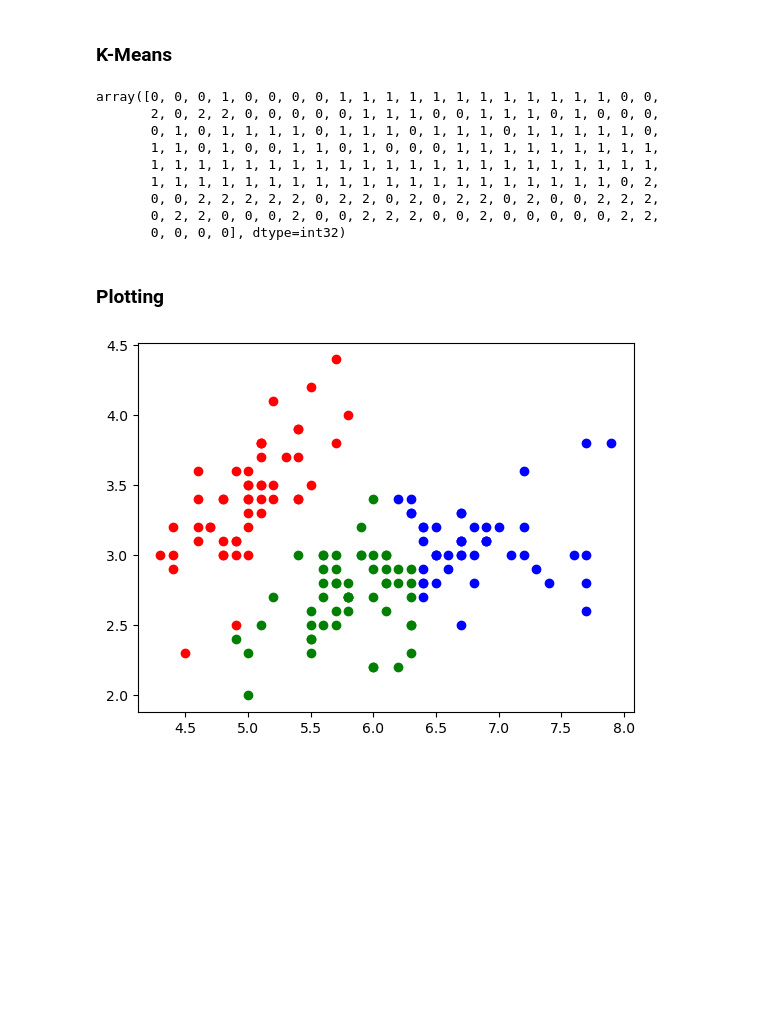
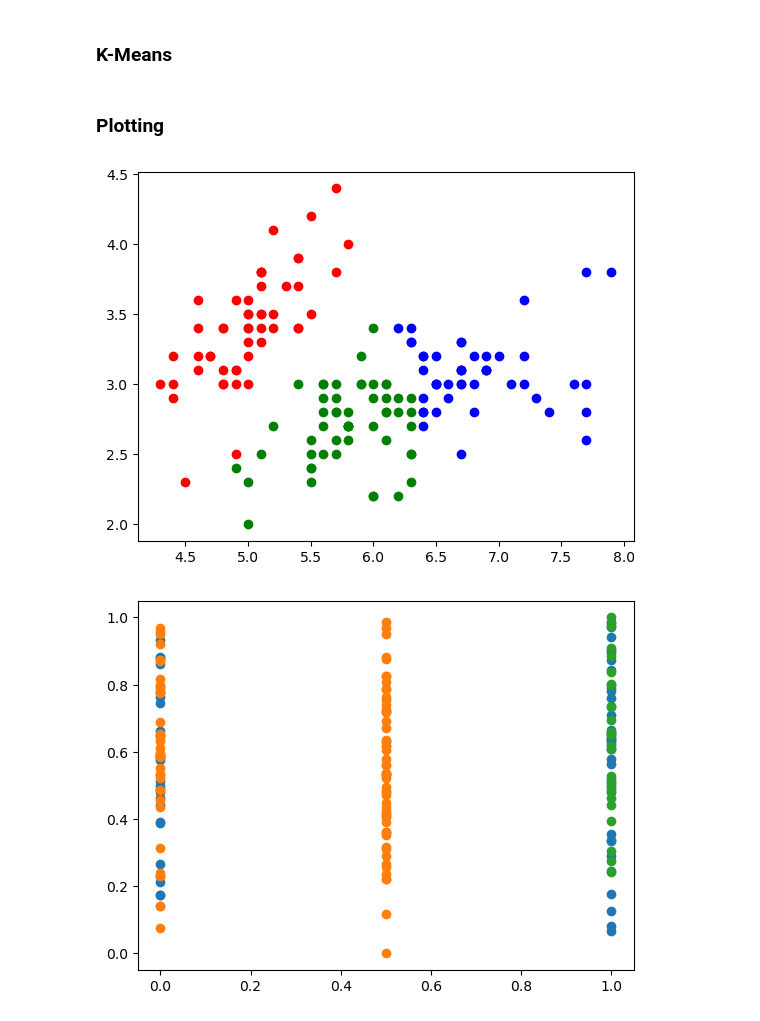
Before and after one commit to JoshSadiq/IL2233, a Jupyter notebook: 3-lab/k-means.ipynb, the cells around one changed output. Saved outputs shown, nothing was run; the diff lists cells and outputs as text; code cells hidden in the pictures; blank space fills up the shorter version.

```diff
--- a/3-lab/k-means.ipynb
+++ b/3-lab/k-means.ipynb
@@ -19,7 +19,7 @@ iris_data = iris.data[:, :2]
 iris_label = iris.target
 
 # BME data loading
-bme_file = open("../datasets/BME_MOD.txt", "r")
+bme_file = open("datasets/BME_MOD.txt", "r")
 bme_data = []
 for line in bme_file:
     bme_data.append(line.split())
@@ -43,28 +43,30 @@ kmeans_iris = KMeans(n_clusters=3, random_state=0, n_init="auto").fit(iris_data)
 kmeans_iris_label = kmeans_iris.fit_predict(iris_data)
 kmeans_bme = KMeans(n_clusters=3, random_state=0, n_init="auto").fit(bme_data)
 kmeans_bme_label = kmeans_bme.fit_predict(bme_data)
-# %% [output]
-array([0, 0, 0, 1, 0, 0, 0, 0, 1, 1, 1, 1, 1, 1, 1, 1, 1, 1, 1, 1, 0, 0,
-       2, 0, 2, 2, 0, 0, 0, 0, 0, 1, 1, 1, 0, 0, 1, 1, 1, 0, 1, 0, 0, 0,
-       0, 1, 0, 1, 1, 1, 1, 0, 1, 1, 1, 0, 1, 1, 1, 0, 1, 1, 1, 1, 1, 0,
-       1, 1, 0, 1, 0, 0, 1, 1, 0, 1, 0, 0, 0, 1, 1, 1, 1, 1, 1, 1, 1, 1,
-       1, 1, 1, 1, 1, 1, 1, 1, 1, 1, 1, 1, 1, 1, 1, 1, 1, 1, 1, 1, 1, 1,
-       1, 1, 1, 1, 1, 1, 1, 1, 1, 1, 1, 1, 1, 1, 1, 1, 1, 1, 1, 1, 0, 2,
-       0, 0, 2, 2, 2, 2, 2, 0, 2, 2, 0, 2, 0, 2, 2, 0, 2, 0, 0, 2, 2, 2,
-       0, 2, 2, 0, 0, 0, 2, 0, 0, 2, 2, 2, 0, 0, 2, 0, 0, 0, 0, 0, 2, 2,
-       0, 0, 0, 0], dtype=int32)
 # %% [markdown]
 ### Plotting
 # %%
 #filter rows of original data
 filtered_label0 = iris_data[kmeans_iris_label == 0]
 filtered_label1 = iris_data[kmeans_iris_label == 1]
 filtered_label2 = iris_data[kmeans_iris_label == 2]
 
 #Plotting the results
 plt.scatter(filtered_label0[:,0] , filtered_label0[:,1] , color = 'red')
 plt.scatter(filtered_label1[:,0] , filtered_label1[:,1] , color = 'blue')
 plt.scatter(filtered_label2[:,0] , filtered_label2[:,1] , color = 'green')
 plt.show()
+
+#filter rows of original data
+filtered_label0 = bme_data[kmeans_bme_label == 0]
+filtered_label1 = bme_data[kmeans_bme_label == 1]
+filtered_label2 = bme_data[kmeans_bme_label == 2]
+
+#Plotting the results
+plt.scatter(filtered_label0[:,0] , filtered_label0[:,1])
+plt.scatter(filtered_label1[:,0] , filtered_label1[:,1])
+plt.scatter(filtered_label2[:,0] , filtered_label2[:,1])
+plt.show()
 # %% [output]
 [figure]
+[figure, added]
```
Also changed, not shown: 3 other files.
